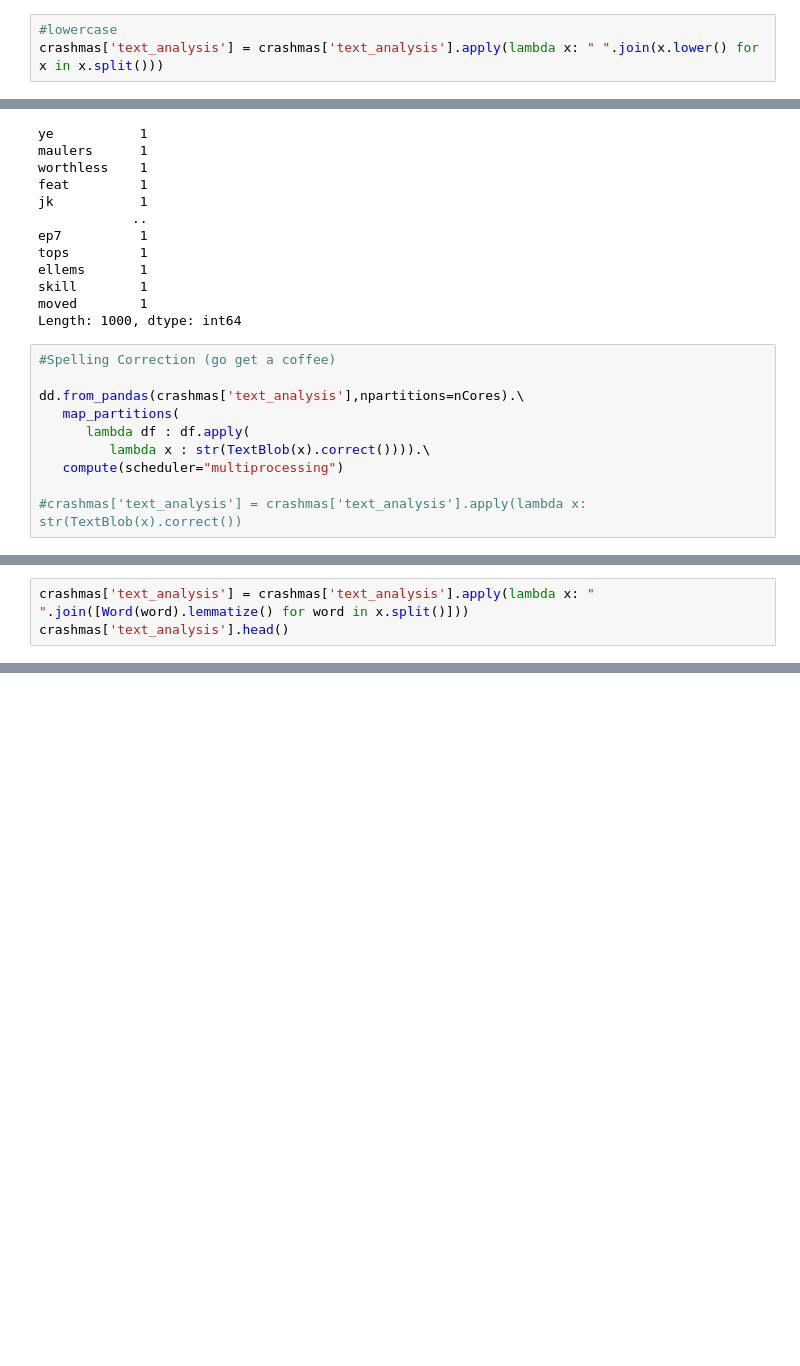
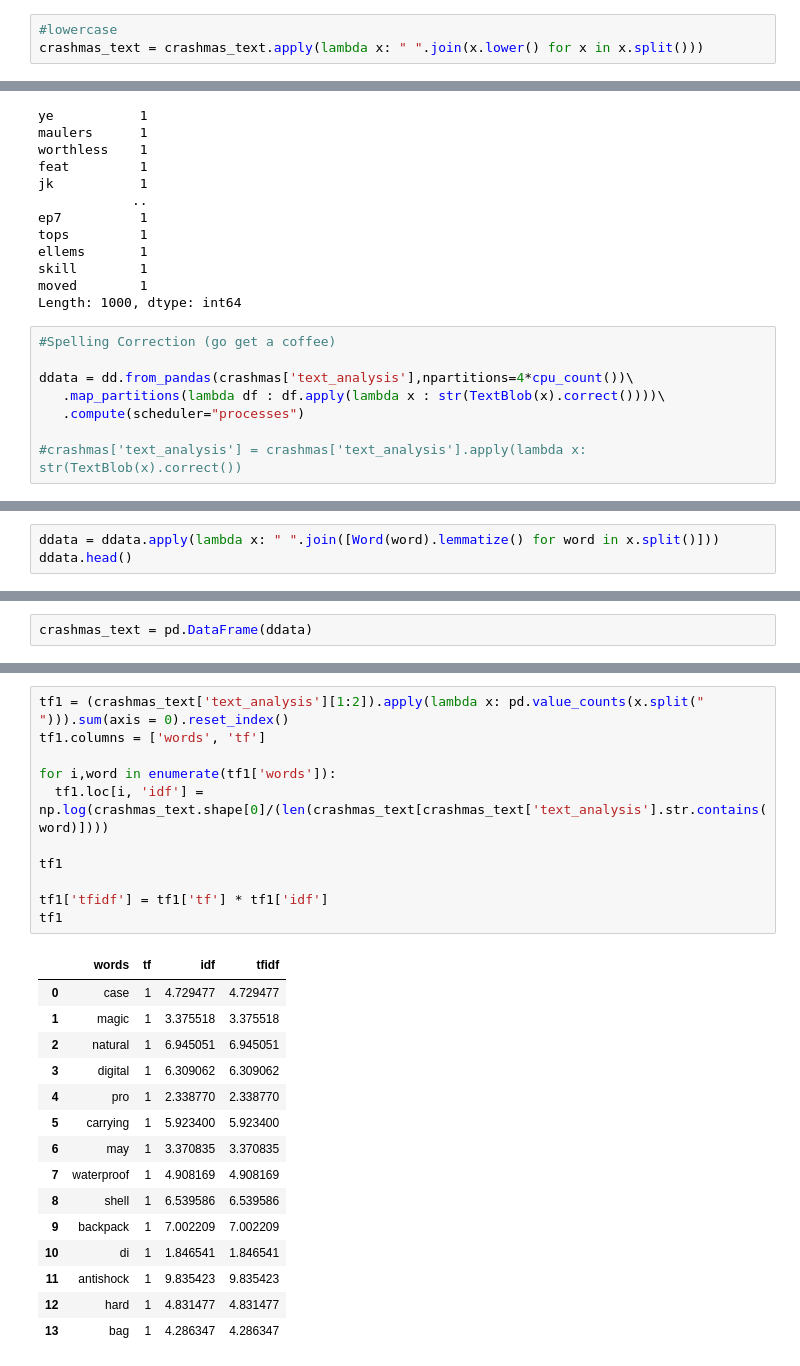
Before and after one commit to scarnecchia/dronecrashmas_2019, a Jupyter notebook: Analysis.ipynb, the cells around one changed output, grey strips where cells are left out. Drawn from its saved outputs; the diff is of its cells as text; blank space fills up the shorter version.

Commit message:
text analysis

```diff
--- a/Analysis.ipynb
+++ b/Analysis.ipynb
@@ -199,7 +202,7 @@ nCores =  cpu_count()
 crashmas['text_analysis'] = crashmas['text']
 # %%
 #lowercase
-crashmas['text_analysis'] = crashmas['text_analysis'].apply(lambda x: " ".join(x.lower() for x in x.split()))
+crashmas_text = crashmas_text.apply(lambda x: " ".join(x.lower() for x in x.split()))
 # %%
 # Remove errant hashtags, usernames, punctuation and shortlinks
 crashmas['text_analysis'] = crashmas['text_analysis'].apply(lambda x: ' '.join(word for word in x.split(' ') if not word.startswith('#')))
@@ -234,11 +237,9 @@ Length: 1000, dtype: int64
 # %%
 #Spelling Correction (go get a coffee)
 
-dd.from_pandas(crashmas['text_analysis'],npartitions=nCores).\
-   map_partitions(
-      lambda df : df.apply(
-         lambda x : str(TextBlob(x).correct()))).\
-   compute(scheduler="multiprocessing")
+ddata = dd.from_pandas(crashmas['text_analysis'],npartitions=4*cpu_count())\
+   .map_partitions(lambda df : df.apply(lambda x : str(TextBlob(x).correct())))\
+   .compute(scheduler="processes")
 
 #crashmas['text_analysis'] = crashmas['text_analysis'].apply(lambda x: str(TextBlob(x).correct())
 # %%
@@ -246,3 +249,3 @@ TextBlob(crashmas['text_analysis'][1]).words
 # %%
-crashmas['text_analysis'] = crashmas['text_analysis'].apply(lambda x: " ".join([Word(word).lemmatize() for word in x.split()]))
-crashmas['text_analysis'].head()
+ddata = ddata.apply(lambda x: " ".join([Word(word).lemmatize() for word in x.split()]))
+ddata.head()
@@ -248,0 +259,2 @@ crashmas['text_analysis'].head()
+# %%
+crashmas_text = pd.DataFrame(ddata)
@@ -248,0 +274,27 @@ crashmas['text_analysis'].head()
+# %%
+tf1 = (crashmas_text['text_analysis'][1:2]).apply(lambda x: pd.value_counts(x.split(" "))).sum(axis = 0).reset_index()
+tf1.columns = ['words', 'tf']
+
+for i,word in enumerate(tf1['words']):
+  tf1.loc[i, 'idf'] = np.log(crashmas_text.shape[0]/(len(crashmas_text[crashmas_text['text_analysis'].str.contains(word)])))
+
+tf1
+
+tf1['tfidf'] = tf1['tf'] * tf1['idf']
+tf1
+# %% [output]
+|  | words | tf | idf | tfidf |
+| 0 | case | 1 | 4.729477 | 4.729477 |
+| 1 | magic | 1 | 3.375518 | 3.375518 |
+| 2 | natural | 1 | 6.945051 | 6.945051 |
+| 3 | digital | 1 | 6.309062 | 6.309062 |
+| 4 | pro | 1 | 2.338770 | 2.338770 |
+| 5 | carrying | 1 | 5.923400 | 5.923400 |
+| 6 | may | 1 | 3.370835 | 3.370835 |
+| 7 | waterproof | 1 | 4.908169 | 4.908169 |
+| 8 | shell | 1 | 6.539586 | 6.539586 |
+| 9 | backpack | 1 | 7.002209 | 7.002209 |
+| 10 | di | 1 | 1.846541 | 1.846541 |
+| 11 | antishock | 1 | 9.835423 | 9.835423 |
+| 12 | hard | 1 | 4.831477 | 4.831477 |
+| 13 | bag | 1 | 4.286347 | 4.286347 |
```
Also changed, not shown: parts of 8 cells of this notebook, 2 other files.
